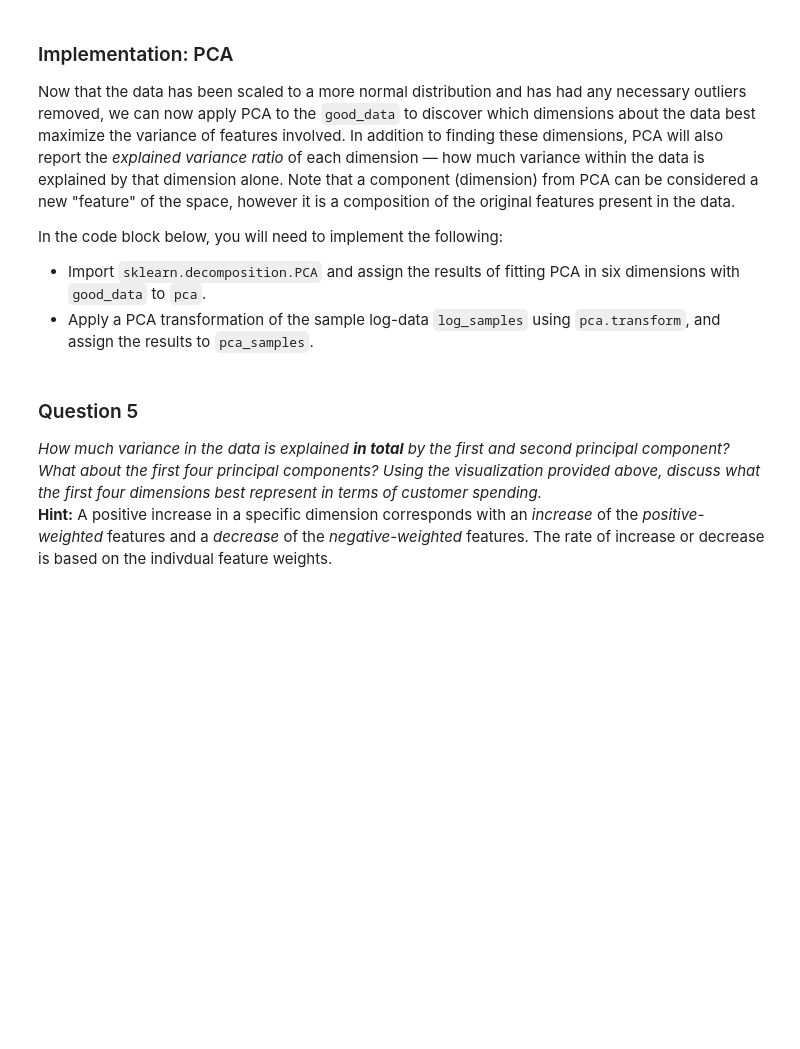
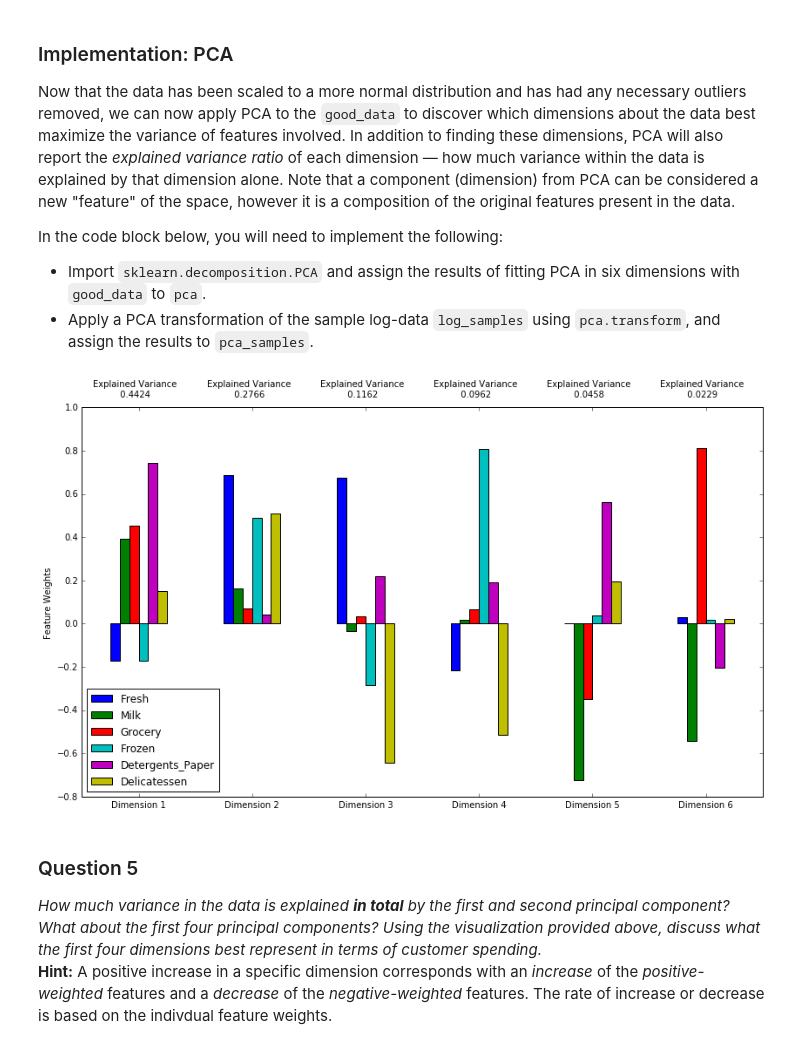
Before and after one commit to JeremySilverTongue/MachineLearningNanodegree, a Jupyter notebook: 3-CustomerSegments/customer_segments.ipynb, the cells around one changed output. Cells and saved outputs as stored; diff of their text form; code cells hidden in the pictures; blank space fills up the shorter version.

```diff
--- a/3-CustomerSegments/customer_segments.ipynb
+++ b/3-CustomerSegments/customer_segments.ipynb
@@ -212,14 +280,19 @@ In the code block below, you will need to implement the following:
  - Import `sklearn.decomposition.PCA` and assign the results of fitting PCA in six dimensions with `good_data` to `pca`.
  - Apply a PCA transformation of the sample log-data `log_samples` using `pca.transform`, and assign the results to `pca_samples`.
 # %%
+from sklearn.decomposition import PCA
+
 # TODO: Apply PCA by fitting the good data with the same number of dimensions as features
-pca = None
+pca = PCA(n_components = len(log_data.keys()))
+pca.fit(good_data)
 
 # TODO: Transform the sample log-data using the PCA fit above
-pca_samples = None
+pca_samples = pca.transform(good_data)
 
 # Generate PCA results plot
 pca_results = rs.pca_results(good_data, pca)
+# %% [output]
+[figure, added]
 # %% [markdown]
 ### Question 5
 *How much variance in the data is explained* ***in total*** *by the first and second principal component? What about the first four principal components? Using the visualization provided above, discuss what the first four dimensions best represent in terms of customer spending.*
```
Also changed, not shown: parts of 8 cells of this notebook.
